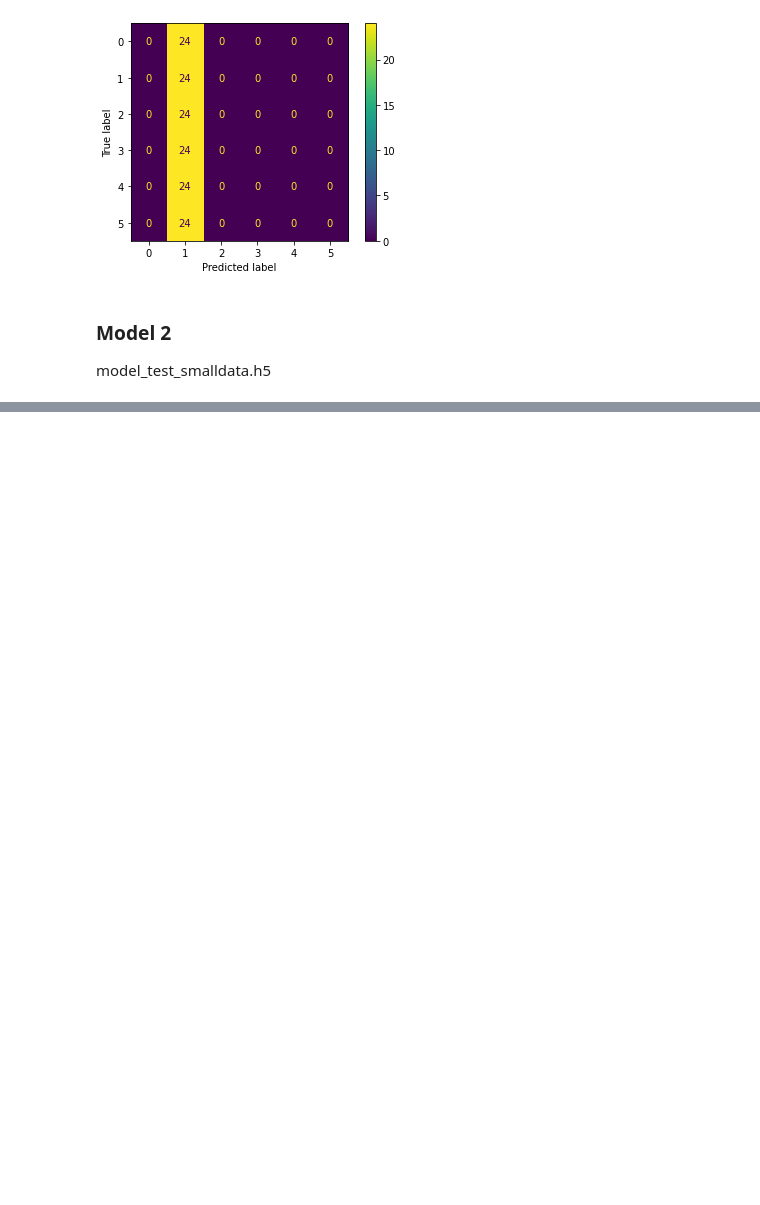
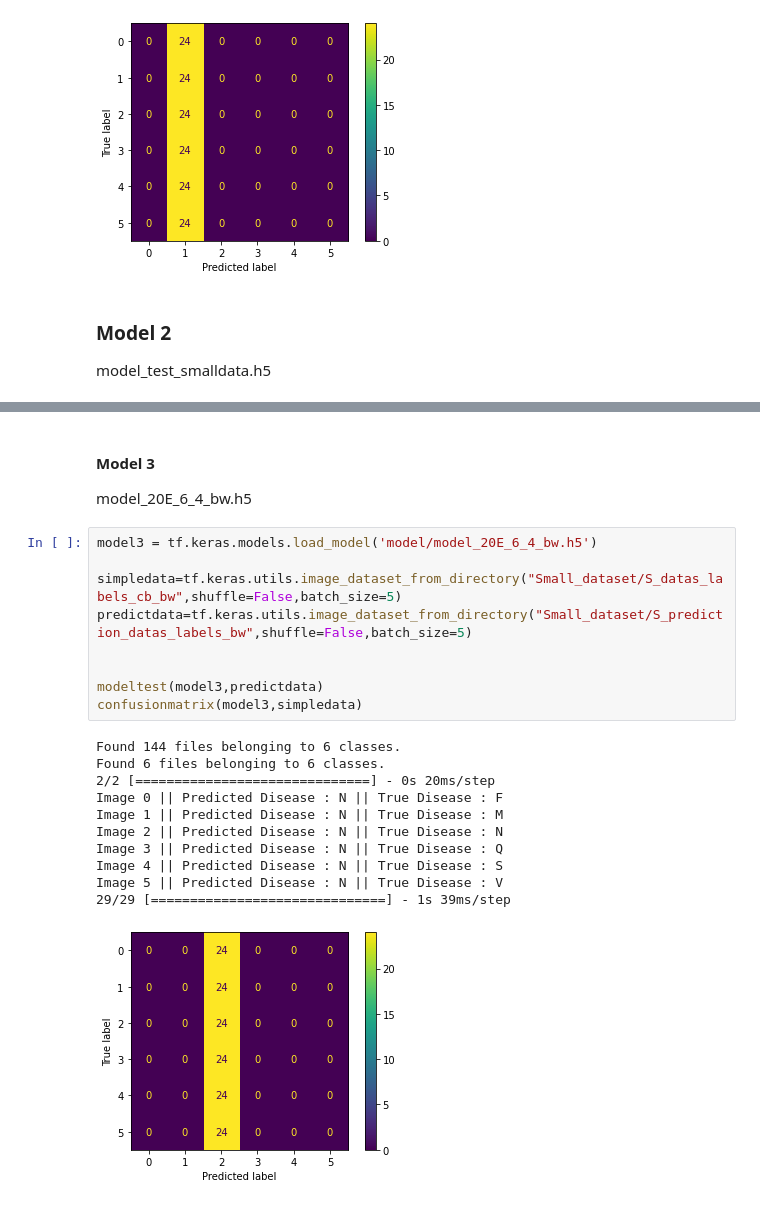
Before and after one commit to Henryk07/ESP3201_Project, a Jupyter notebook: model_test.ipynb, the cells around one changed output, grey strips where cells are left out. Cells and saved outputs as stored; diff of their text form; blank space fills up the shorter version.

```diff
--- a/model_test.ipynb
+++ b/model_test.ipynb
@@ -134,0 +135,25 @@ Image 5 || Predicted Disease : V || True Disease : V
+# %% [markdown]
+#### Model 3 ###
+
+model_20E_6_4_bw.h5
+# %%
+model3 = tf.keras.models.load_model('model/model_20E_6_4_bw.h5')
+
+simpledata=tf.keras.utils.image_dataset_from_directory("Small_dataset/S_datas_labels_cb_bw",shuffle=False,batch_size=5)
+predictdata=tf.keras.utils.image_dataset_from_directory("Small_dataset/S_prediction_datas_labels_bw",shuffle=False,batch_size=5)
+
+
+modeltest(model3,predictdata)
+confusionmatrix(model3,simpledata)
+# %% [output]
+Found 144 files belonging to 6 classes.
+Found 6 files belonging to 6 classes.
+2/2 [==============================] - 0s 20ms/step
+Image 0 || Predicted Disease : N || True Disease : F
+Image 1 || Predicted Disease : N || True Disease : M
+Image 2 || Predicted Disease : N || True Disease : N
+Image 3 || Predicted Disease : N || True Disease : Q
+Image 4 || Predicted Disease : N || True Disease : S
+Image 5 || Predicted Disease : N || True Disease : V
+29/29 [==============================] - 1s 39ms/step
+[figure, added]
```
Also changed, not shown: parts of 1 cell of this notebook.
